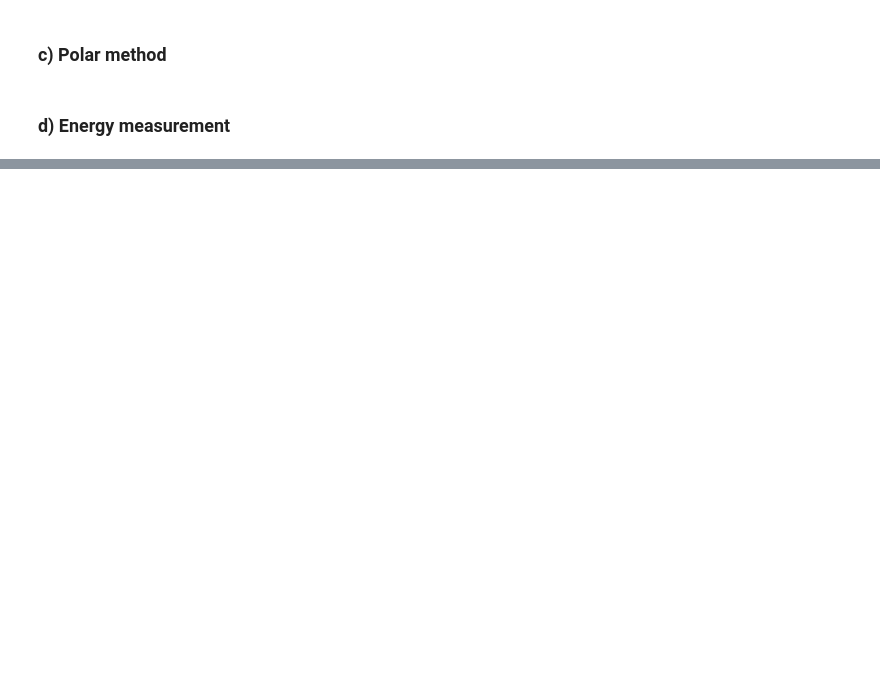
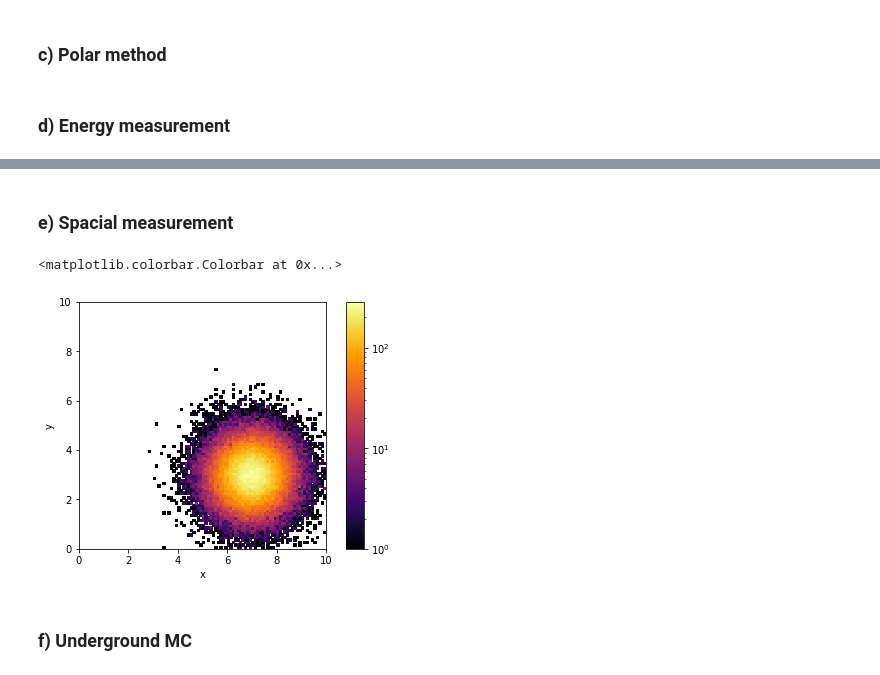
Before and after one commit to ttros/SMD, a Jupyter notebook: 5/exercise_11.ipynb, the cells around one changed output, grey strips where cells are left out. Drawn from its saved outputs; the diff is of its cells as text; code cells hidden in the pictures; blank space fills up the shorter version.

```diff
--- a/5/exercise_11.ipynb
+++ b/5/exercise_11.ipynb
@@ -169,0 +222,44 @@ N = gen.normal(loc=10, scale=2, size=10**5) # muss noch Ener
+# %% [markdown]
+### e) Spacial measurement
+# %%
+def sigma(N):
+    return 1/(np.log10(N+1))
+
+x = np.zeros(10**5)
+y = np.zeros(10**5)
+
+for i in range(10**5):
+    x[i] = -1
+    while x[i] < 0 or x[i] > 10:
+        x[i] = gen.normal(loc=7, scale=sigma(signal['NumberOfHits'][i]))
+    y[i] = -1
+    while y[i] < 0 or y[i] > 10:
+        y[i] = gen.normal(loc=3, scale=sigma(signal['NumberOfHits'][i]))
+
+signal['x'] = x
+signal['y'] = y
+signal.head()
+signal.to_hdf('NeutrinoMC.hdf5', 'key')
+# %%
+# 2d histogram
+fig, ax = plt.subplots(constrained_layout=True)
+
+ax.set_aspect('equal')
+
+hist, xbins, ybins, plot = ax.hist2d(
+    signal['x'],
+    signal['y'],
+    bins=[100, 100],
+    range=[[0, 10], [0, 10]],
+    norm=LogNorm(),
+    cmap='inferno',
+)
+ax.set_xlabel('x')
+ax.set_ylabel('y')
+
+fig.colorbar(plot, ax=ax)
+# %% [output]
+<matplotlib.colorbar.Colorbar at 0x...>
+[figure, added]
+# %% [markdown]
+### f) Underground MC
```
Also changed, not shown: parts of 12 cells of this notebook.
